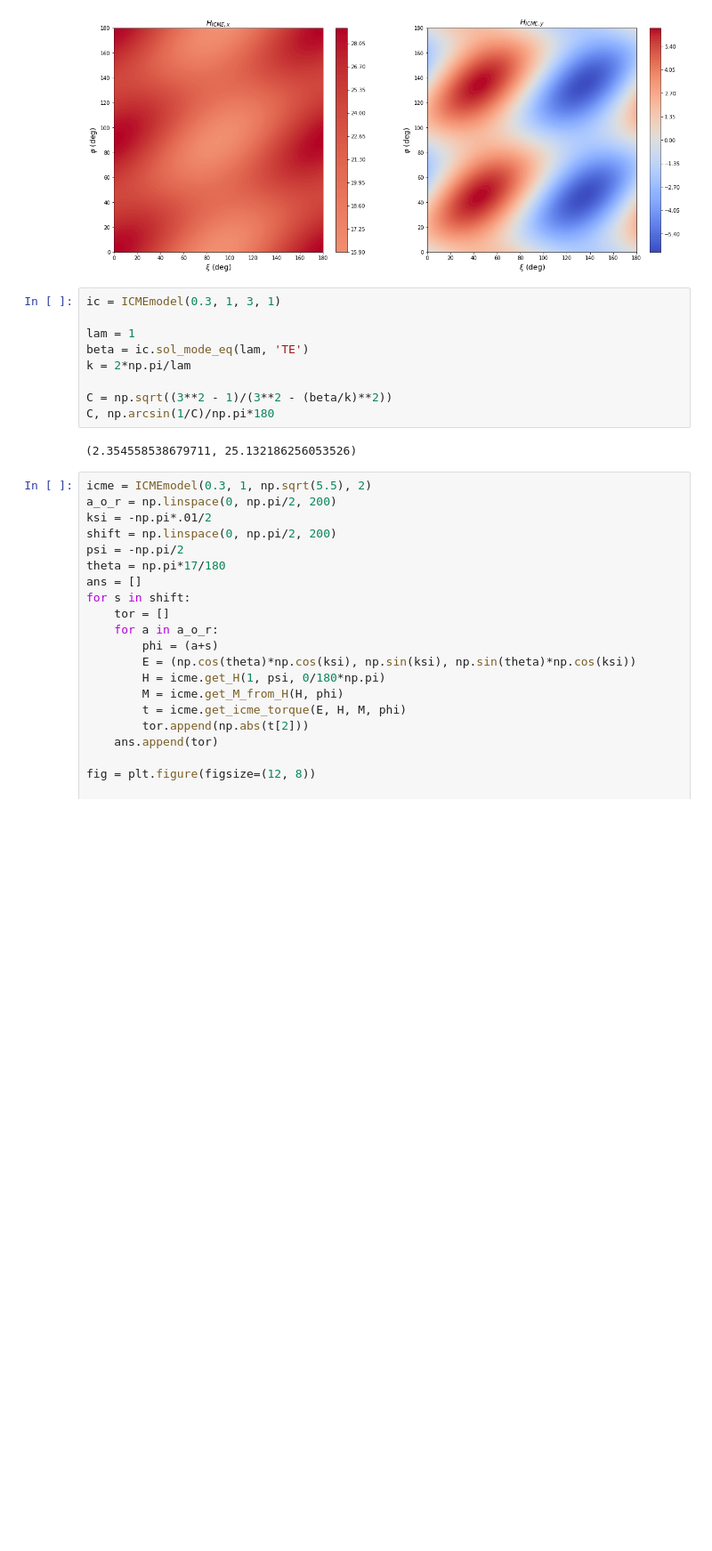
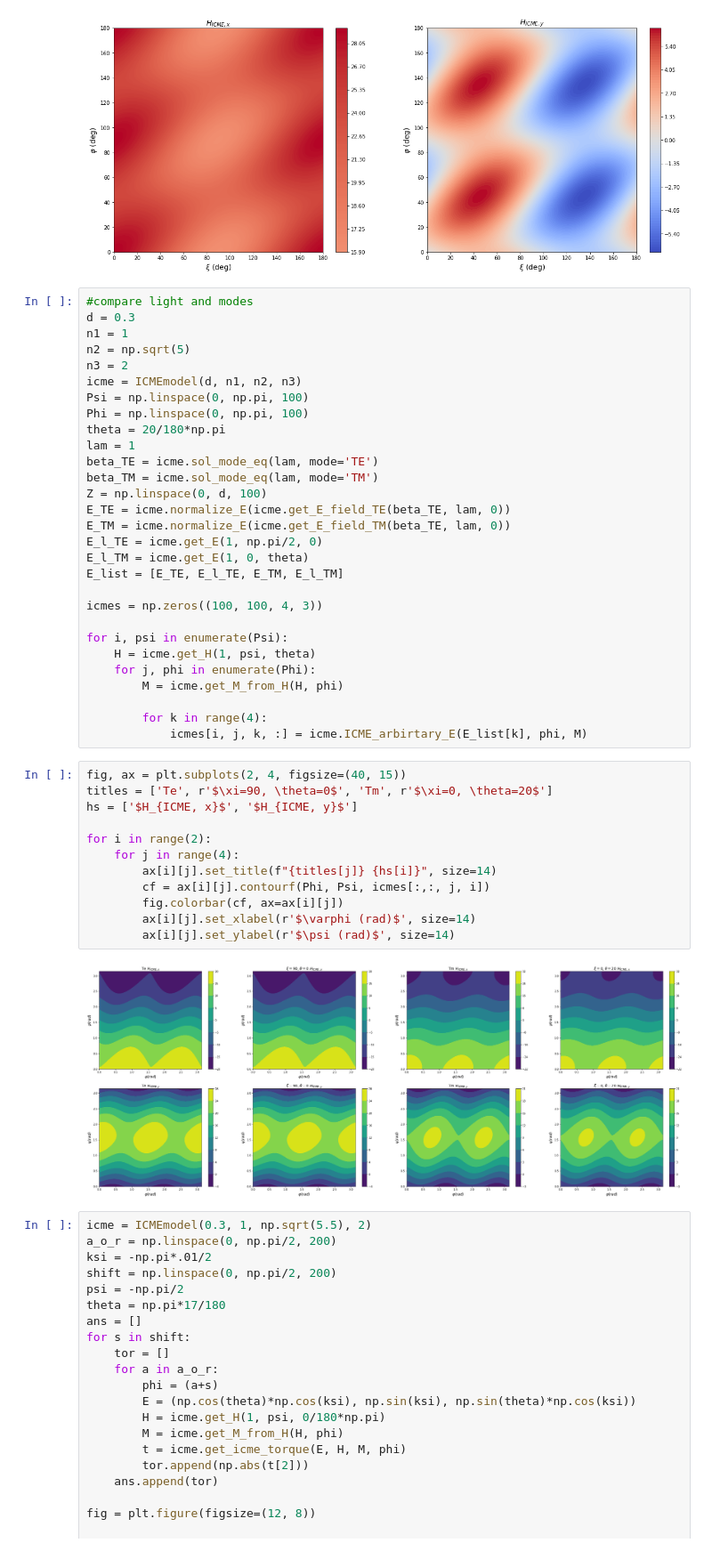
Before and after one commit to Semyonov-as/Python_Modelling, a Jupyter notebook: Waveguide_ICME.ipynb, the cells around one changed output. Shown at 89% size. Cells and saved outputs as stored; diff of their text form; blank space fills up the shorter version.

Commit message:
new plots

```diff
--- a/Waveguide_ICME.ipynb
+++ b/Waveguide_ICME.ipynb
@@ -50,17 +45,49 @@ for i in range(2):
     ax[i].set_ylabel(r'$\varphi$ (deg)', size=14)
 # %% [output]
 [figure]
-# %%
-ic = ICMEmodel(0.3, 1, 3, 1)
-
-lam = 1
-beta = ic.sol_mode_eq(lam, 'TE')
-k = 2*np.pi/lam
-
-C = np.sqrt((3**2 - 1)/(3**2 - (beta/k)**2))
-C, np.arcsin(1/C)/np.pi*180
-# %% [output]
-(2.354558538679711, 25.132186256053526)
+# %%
+#compare light and modes
+d = 0.3
+n1 = 1
+n2 = np.sqrt(5)
+n3 = 2
+icme = ICMEmodel(d, n1, n2, n3)
+Psi = np.linspace(0, np.pi, 100)
+Phi = np.linspace(0, np.pi, 100)
+theta = 20/180*np.pi
+lam = 1
+beta_TE = icme.sol_mode_eq(lam, mode='TE')
+beta_TM = icme.sol_mode_eq(lam, mode='TM')
+Z = np.linspace(0, d, 100)
+E_TE = icme.normalize_E(icme.get_E_field_TE(beta_TE, lam, 0))
+E_TM = icme.normalize_E(icme.get_E_field_TM(beta_TE, lam, 0))
+E_l_TE = icme.get_E(1, np.pi/2, 0)
+E_l_TM = icme.get_E(1, 0, theta)
+E_list = [E_TE, E_l_TE, E_TM, E_l_TM]
+
+icmes = np.zeros((100, 100, 4, 3))
+
+for i, psi in enumerate(Psi):
+    H = icme.get_H(1, psi, theta)
+    for j, phi in enumerate(Phi):
+        M = icme.get_M_from_H(H, phi)
+
+        for k in range(4):
+            icmes[i, j, k, :] = icme.ICME_arbirtary_E(E_list[k], phi, M)
+# %%
+fig, ax = plt.subplots(2, 4, figsize=(40, 15))
+titles = ['Te', r'$\xi=90, \theta=0$', 'Tm', r'$\xi=0, \theta=20$']
+hs = ['$H_{ICME, x}$', '$H_{ICME, y}$']
+
+for i in range(2):
+    for j in range(4):
+        ax[i][j].set_title(f"{titles[j]} {hs[i]}", size=14)
+        cf = ax[i][j].contourf(Phi, Psi, icmes[:,:, j, i])
+        fig.colorbar(cf, ax=ax[i][j])
+        ax[i][j].set_xlabel(r'$\varphi (rad)$', size=14)
+        ax[i][j].set_ylabel(r'$\psi (rad)$', size=14)
+# %% [output]
+[figure, added]
 # %%
 icme = ICMEmodel(0.3, 1, np.sqrt(5.5), 2)
 a_o_r = np.linspace(0, np.pi/2, 200)
```
Also changed, not shown: parts of 14 cells of this notebook, 1 other file.
